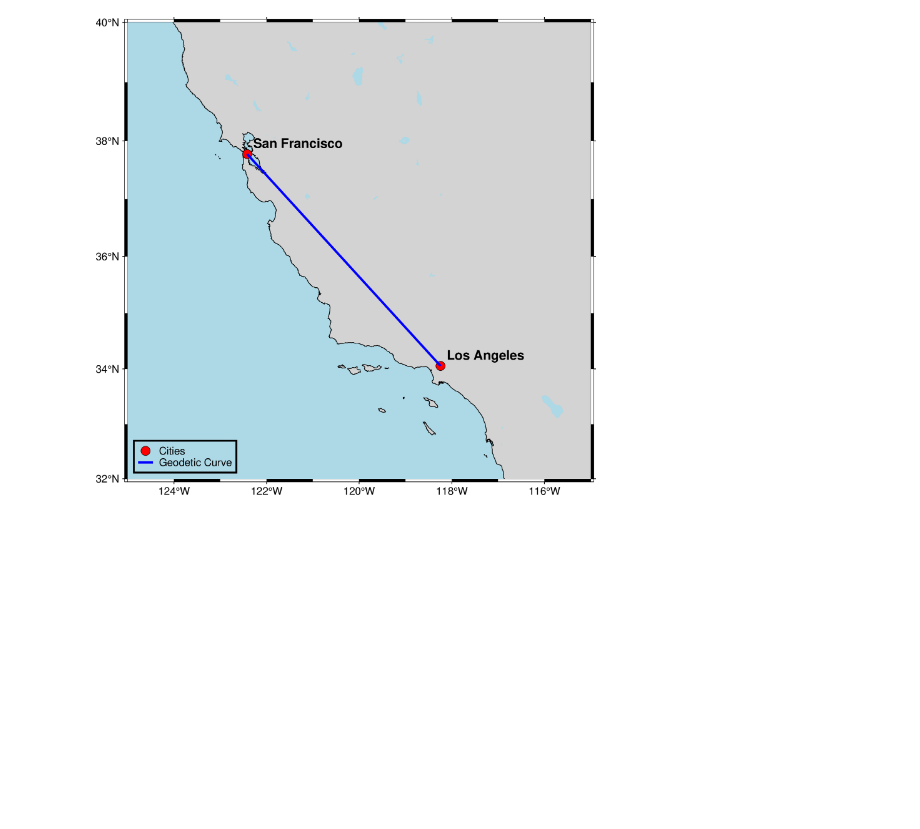
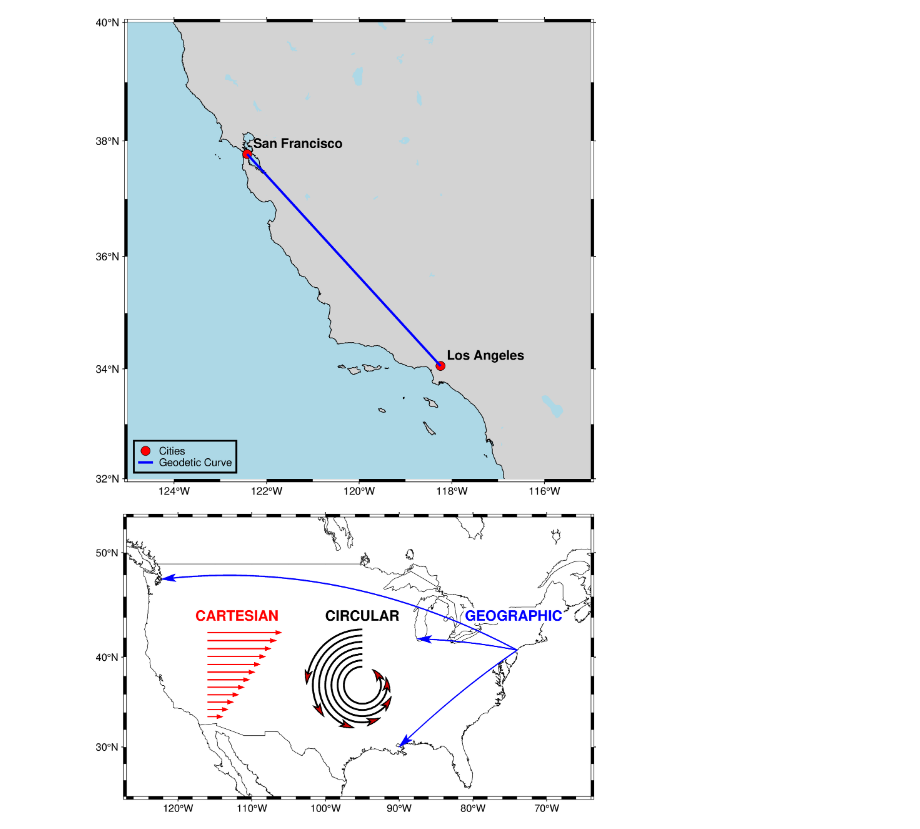
Before and after one commit to azeemk210/pyGMT, a Jupyter notebook: python-demo.ipynb, the cells around one changed output. Cells and saved outputs as stored; diff of their text form; code cells hidden in the pictures; blank space fills up the shorter version.

```diff
--- a/python-demo.ipynb
+++ b/python-demo.ipynb
@@ -141,3 +141,61 @@ fig.savefig("geodetic_curve_map_with_labels.png", dpi=300)
 fig.show()
 # %% [output]
 [figure]
+# %%
+import numpy as np
+import pygmt
+
+# Create a plot with coast, Mercator projection (M) over the continental US
+fig = pygmt.Figure()
+fig.coast(
+    region=[-127, -64, 24, 53],
+    projection="M15c",
+    frame=True,
+    borders=1,
+    area_thresh=4000,
+    shorelines="0.25p,black",
+)
+
+
+# Left: plot 12 Cartesian vectors with different lengths
+x = np.linspace(-116, -116, 12)  # x vector coordinates
+y = np.linspace(33.5, 42.5, 12)  # y vector coordinates
+direction = np.zeros(x.shape)  # direction of vectors
+length = np.linspace(0.5, 2.4, 12)  # length of vectors
+# Cartesian vectors (v) with red fill and pen (+g, +p), vector head at the end (+e), and
+# 40 degree angle (+a) with no indentation for the vector head (+h)
+style = "v0.2c+e+a40+gred+h0+p1p,red"
+fig.plot(x=x, y=y, style=style, pen="1p,red", direction=[direction, length])
+fig.text(text="CARTESIAN", x=-112, y=44.2, font="13p,Helvetica-Bold,red", fill="white")
+
+
+# Middle: plot 7 math angle arcs with different radii
+num = 7
+x = np.full(num, -95)  # x coordinates of the center
+y = np.full(num, 37)  # y coordinates of the center
+radius = 1.8 - 0.2 * np.arange(0, num)  # radius
+startdir = np.full(num, 90)  # start direction in degrees
+stopdir = 180 + 40 * np.arange(0, num)  # stop direction in degrees
+# data for circular vectors
+data = np.column_stack([x, y, radius, startdir, stopdir])
+arcstyle = "m0.5c+ea"  # Circular vector (m) with an arrow at the end
+fig.plot(data=data, style=arcstyle, fill="red3", pen="1.5p,black")
+fig.text(text="CIRCULAR", x=-95, y=44.2, font="13p,Helvetica-Bold,black", fill="white")
+
+
+# Right: plot geographic vectors using endpoints
+NYC = [-74.0060, 40.7128]
+CHI = [-87.6298, 41.8781]
+SEA = [-122.3321, 47.6062]
+NO = [-90.0715, 29.9511]
+# '=' means geographic vectors. With the modifier '+s', the input data should contain
+# coordinates of start and end points
+style = "=0.5c+s+e+a30+gblue+h0.5+p1p,blue"
+data = np.array([NYC + CHI, NYC + SEA, NYC + NO])
+fig.plot(data=data, style=style, pen="1.0p,blue")
+fig.text(
+    text="GEOGRAPHIC", x=-74.5, y=44.2, font="13p,Helvetica-Bold,blue", fill="white"
+)
+fig.show()
+# %% [output]
+[figure, added]
```
Also changed, not shown: parts of 2 cells of this notebook, 6 other files.
